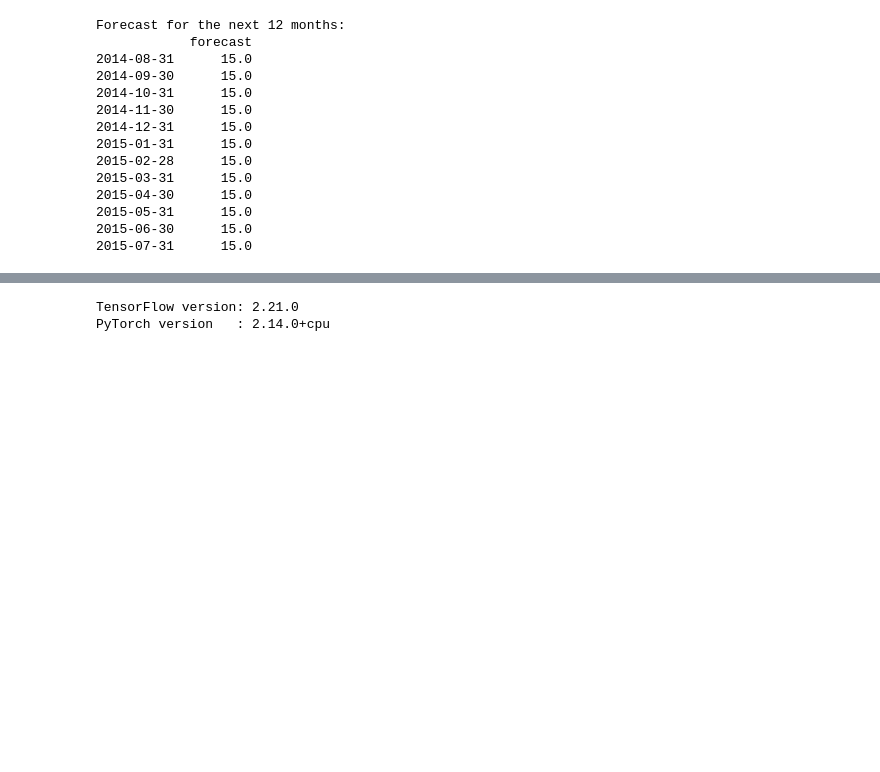
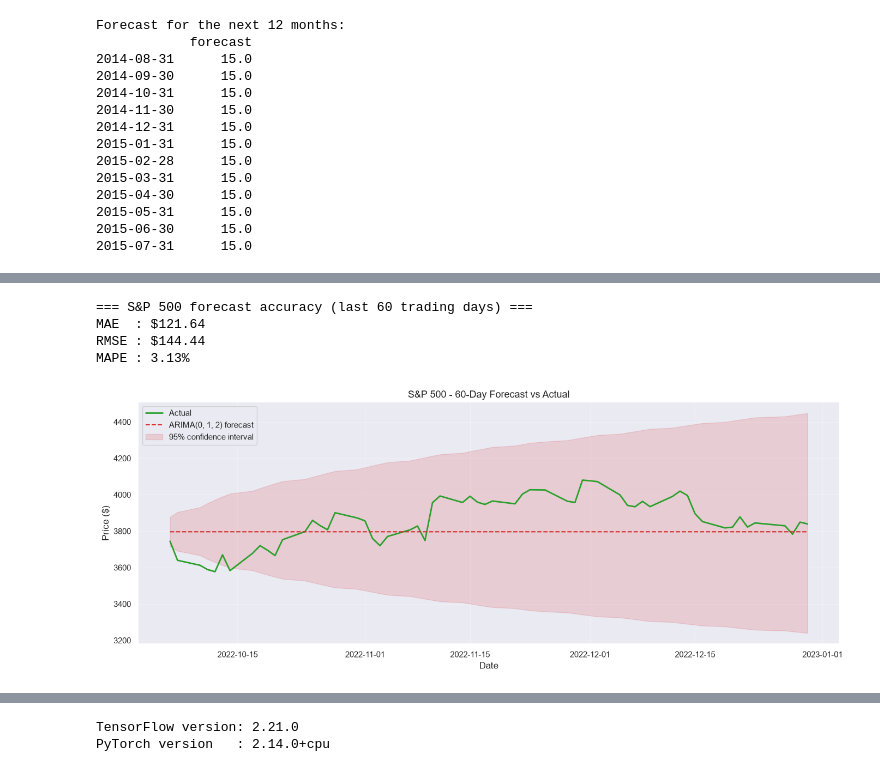
Before and after one commit to Josphat-ombui/Summative-Lab--Analytics-Firm-Clients, a Jupyter notebook: C09_M08.ipynb, the cells around one changed output, grey strips where cells are left out. Drawn from its saved outputs; the diff is of its cells as text; code cells hidden in the pictures; blank space fills up the shorter version.

```diff
--- a/C09_M08.ipynb
+++ b/C09_M08.ipynb
@@ -954,0 +1106,39 @@ triaged. This is a *multi-class classification* problem on text, solved with a n
+# %%
+# =============================================
+# Part 2b: fit the final model and forecast 60 days
+# =============================================
+final_sp = ARIMA(train_sp, order=best_order_sp).fit()
+fc_sp = final_sp.get_forecast(steps=SP_TEST)
+ci_sp = fc_sp.conf_int()
+
+# Back-transform to prices (we modelled log prices)
+pred_sp = np.exp(fc_sp.predicted_mean.to_numpy())
+actual_sp = np.exp(test_sp.to_numpy())
+
+mae_sp  = np.mean(np.abs(actual_sp - pred_sp))
+rmse_sp = np.sqrt(np.mean((actual_sp - pred_sp) ** 2))
+mape_sp = np.mean(np.abs((actual_sp - pred_sp) / actual_sp)) * 100
+
+print(f'=== S&P 500 forecast accuracy (last {SP_TEST} trading days) ===')
+print(f'MAE  : ${mae_sp:,.2f}')
+print(f'RMSE : ${rmse_sp:,.2f}')
+print(f'MAPE : {mape_sp:.2f}%')
+
+fig, ax = plt.subplots(figsize=(14, 5.5))
+ax.plot(test_sp.index, actual_sp, label='Actual', color='#2ca02c', lw=2)
+ax.plot(test_sp.index, pred_sp, label=f'ARIMA{best_order_sp} forecast', color='#d62728', ls='--')
+ax.fill_between(test_sp.index, np.exp(ci_sp.iloc[:, 0].to_numpy()), np.exp(ci_sp.iloc[:, 1].to_numpy()),
+                color='#d62728', alpha=0.15, label='95% confidence interval')
+ax.set_title('S&P 500 - 60-Day Forecast vs Actual', fontsize=13)
+ax.set_ylabel('Price ($)')
+ax.set_xlabel('Date')
+ax.legend()
+ax.grid(alpha=0.3)
+plt.tight_layout()
+plt.show()
+# %% [output]
+=== S&P 500 forecast accuracy (last 60 trading days) ===
+MAE  : $121.64
+RMSE : $144.44
+MAPE : 3.13%
+[figure, added]
```
Also changed, not shown: parts of 26 cells of this notebook.
